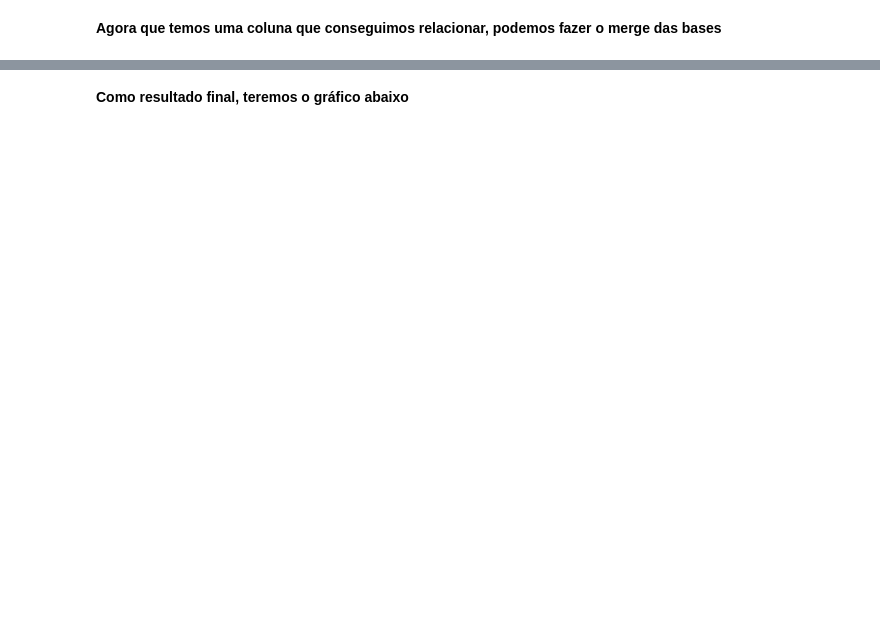
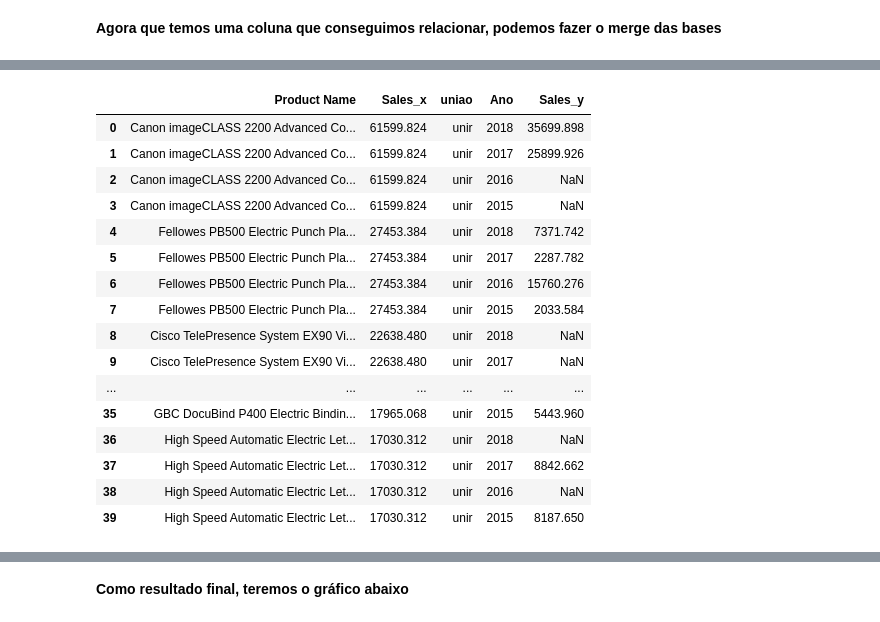
Before and after one commit to PauloViniciusR/PROJ_apresentacao_executiva, a Jupyter notebook: index.ipynb, the cells around one changed output, grey strips where cells are left out. Drawn from its saved outputs; the diff is of its cells as text; code cells hidden in the pictures; blank space fills up the shorter version.

```diff
--- a/index.ipynb
+++ b/index.ipynb
@@ -740,0 +819,6 @@ Vamos seguir exatamente a mesma lógica da categoria
+# %%
+itens_ano = df_base.groupby(["Product Name", "Ano"])["Sales"].sum()
+
+itens_ano = itens_ano.reset_index()
+
+itens_ano.head()
@@ -814,10 +961,28 @@ display(itens_ano)
 # %%
 itens_ano_grafico = pd.merge(
     produto_ano,
     itens_ano,
     how='left',
     on=['Product Name','Ano']
 )
 
-itens_ano_grafico.head()
+itens_ano_grafico
+# %% [output]
+|  | Product Name | Sales_x | uniao | Ano | Sales_y |
+| 0 | Canon imageCLASS 2200 Advanced Co... | 61599.824 | unir | 2018 | 35699.898 |
+| 1 | Canon imageCLASS 2200 Advanced Co... | 61599.824 | unir | 2017 | 25899.926 |
+| 2 | Canon imageCLASS 2200 Advanced Co... | 61599.824 | unir | 2016 | NaN |
+| 3 | Canon imageCLASS 2200 Advanced Co... | 61599.824 | unir | 2015 | NaN |
+| 4 | Fellowes PB500 Electric Punch Pla... | 27453.384 | unir | 2018 | 7371.742 |
+| 5 | Fellowes PB500 Electric Punch Pla... | 27453.384 | unir | 2017 | 2287.782 |
+| 6 | Fellowes PB500 Electric Punch Pla... | 27453.384 | unir | 2016 | 15760.276 |
+| 7 | Fellowes PB500 Electric Punch Pla... | 27453.384 | unir | 2015 | 2033.584 |
+| 8 | Cisco TelePresence System EX90 Vi... | 22638.480 | unir | 2018 | NaN |
+| 9 | Cisco TelePresence System EX90 Vi... | 22638.480 | unir | 2017 | NaN |
+| ... | ... | ... | ... | ... | ... |
+| 35 | GBC DocuBind P400 Electric Bindin... | 17965.068 | unir | 2015 | 5443.960 |
+| 36 | High Speed Automatic Electric Let... | 17030.312 | unir | 2018 | NaN |
+| 37 | High Speed Automatic Electric Let... | 17030.312 | unir | 2017 | 8842.662 |
+| 38 | High Speed Automatic Electric Let... | 17030.312 | unir | 2016 | NaN |
+| 39 | High Speed Automatic Electric Let... | 17030.312 | unir | 2015 | 8187.650 |
 # %% [markdown]
```
Also changed, not shown: parts of 60 cells of this notebook.
